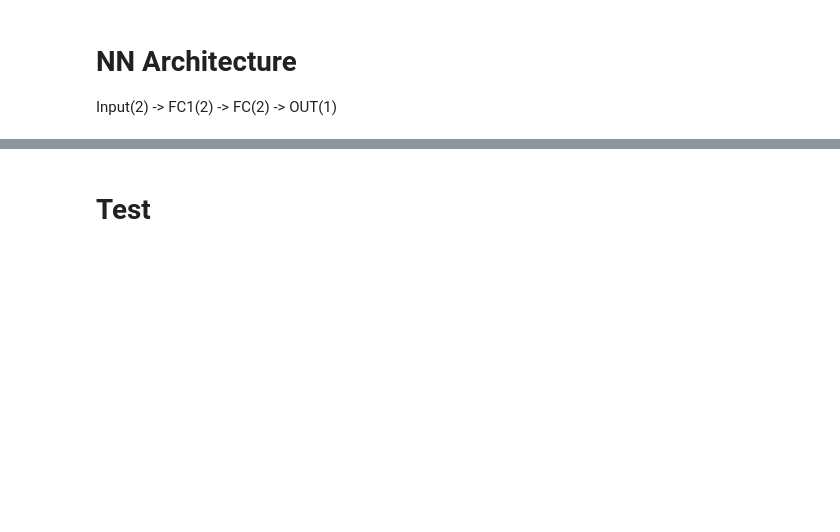
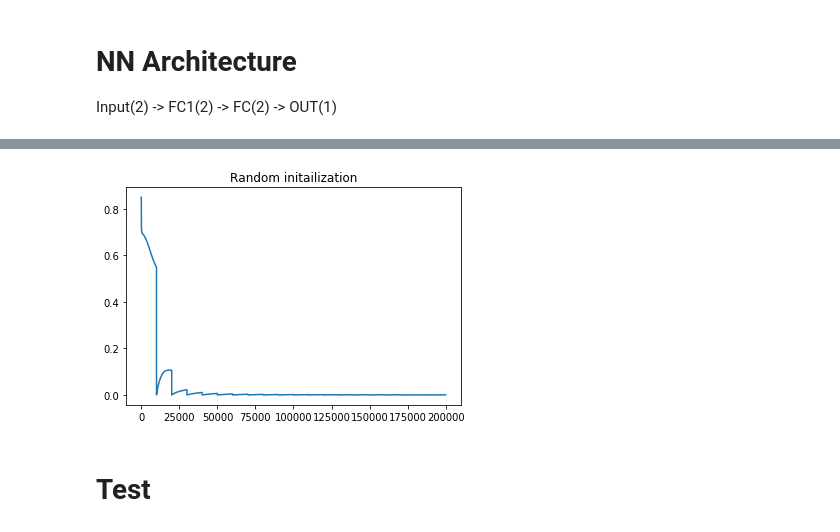
Before and after one commit to sean85914/deep_learning_2019, a Jupyter notebook: Lab1/lab1.ipynb, the cells around one changed output, grey strips where cells are left out. Saved outputs shown, nothing was run; the diff lists cells and outputs as text; code cells hidden in the pictures; blank space fills up the shorter version.

```diff
--- a/Lab1/lab1.ipynb
+++ b/Lab1/lab1.ipynb
@@ -247,0 +228,46 @@ Result saved.
+# %%
+# Train XOR model
+epoch = 200000
+learning_rate = 1e-2
+# Random initial
+#w1, w2, w3 = init_weight()
+# Same initailization
+
+w1 = np.array([[-1.1014141, 1.24820549],[-2.24830822, -0.70606382]])
+w2 = np.array([[-0.99334685, 0.02178998],[ 0.10302095, 0.26332976]])
+w3 = np.array([[-0.26105551], [-2.14096867]])
+
+# All zeros
+'''
+w1 = np.zeros((2, 2))
+w2 = np.zeros((2, 2))
+w3 = np.zeros((2, 1))
+'''
+# Huge
+'''
+w1 = np.array([[1e2, -1e2], [1e2, -1e2]])
+w2 = np.array([[-1e2, 1e2], [-1e2, 1e2]])
+w3 = np.array([[10.], [-10.]])
+'''
+
+# Near the best solution
+'''
+w1 = np.array([[15., 20.], [-18., -24.]])
+w2 = np.array([[-10., 12.], [12., 3.5]])
+w3 = np.array([[50.], [-37.]])
+'''
+
+loss_list_xor = []
+for i in range(epoch):
+    for j in range(21):
+        train(x_train_1[j], y_train_1[j], loss_list_xor, i, j, 1)
+
+print("Training processing terminated.")
+
+# Plot loss curve
+plt.plot(loss_list_xor)
+plt.title("Random initailization".format(learning_rate))
+
+# Save model
+W_xor = save_result()
+# %% [output]
@@ -248,3 +291,4 @@ Result saved.
+[figure, added]
 # %% [markdown]
 # Test
 # %%
```
Also changed, not shown: parts of 12 cells of this notebook, 28 other files.
